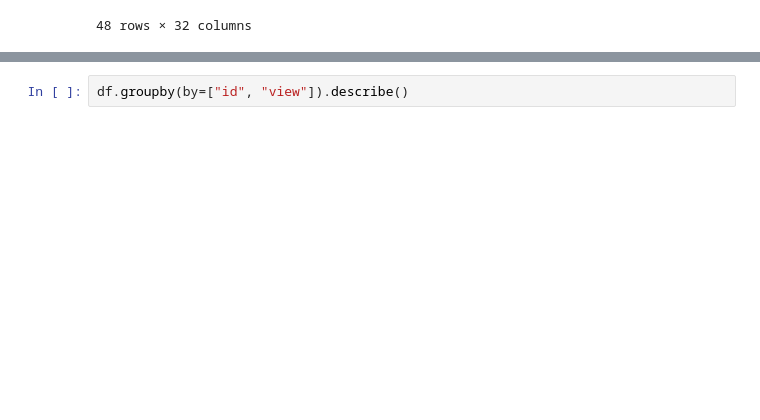
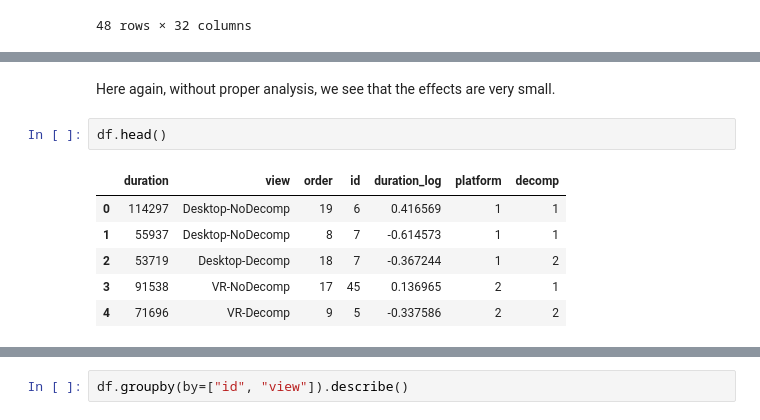
Before and after one commit to hpi-swa-lab/mp-2023-study, a Jupyter notebook: server/analysis.ipynb, the cells around one changed output, grey strips where cells are left out. Drawn from its saved outputs; the diff is of its cells as text; blank space fills up the shorter version.

```diff
--- a/server/analysis.ipynb
+++ b/server/analysis.ipynb
@@ -195,3 +181,14 @@ ax.boxplot([grouped.get_group(view)["duration_log"].values for view in grouped.g
+# %% [markdown]
+Here again, without proper analysis, we see that the effects are very small.
+# %%
+df.head()
+# %% [output]
+|  | duration | view | order | id | duration_log | platform | decomp |
+| 0 | 114297 | Desktop-NoDecomp | 19 | 6 | 0.416569 | 1 | 1 |
+| 1 | 55937 | Desktop-NoDecomp | 8 | 7 | -0.614573 | 1 | 1 |
+| 2 | 53719 | Desktop-Decomp | 18 | 7 | -0.367244 | 1 | 2 |
+| 3 | 91538 | VR-NoDecomp | 17 | 45 | 0.136965 | 2 | 1 |
+| 4 | 71696 | VR-Decomp | 9 | 5 | -0.337586 | 2 | 2 |
 # %%
 # draw scatter plot of log_duration vs order column of df
 fig, ax = plt.subplots(figsize=(10, 5))
```
Also changed, not shown: parts of 30 cells of this notebook.
